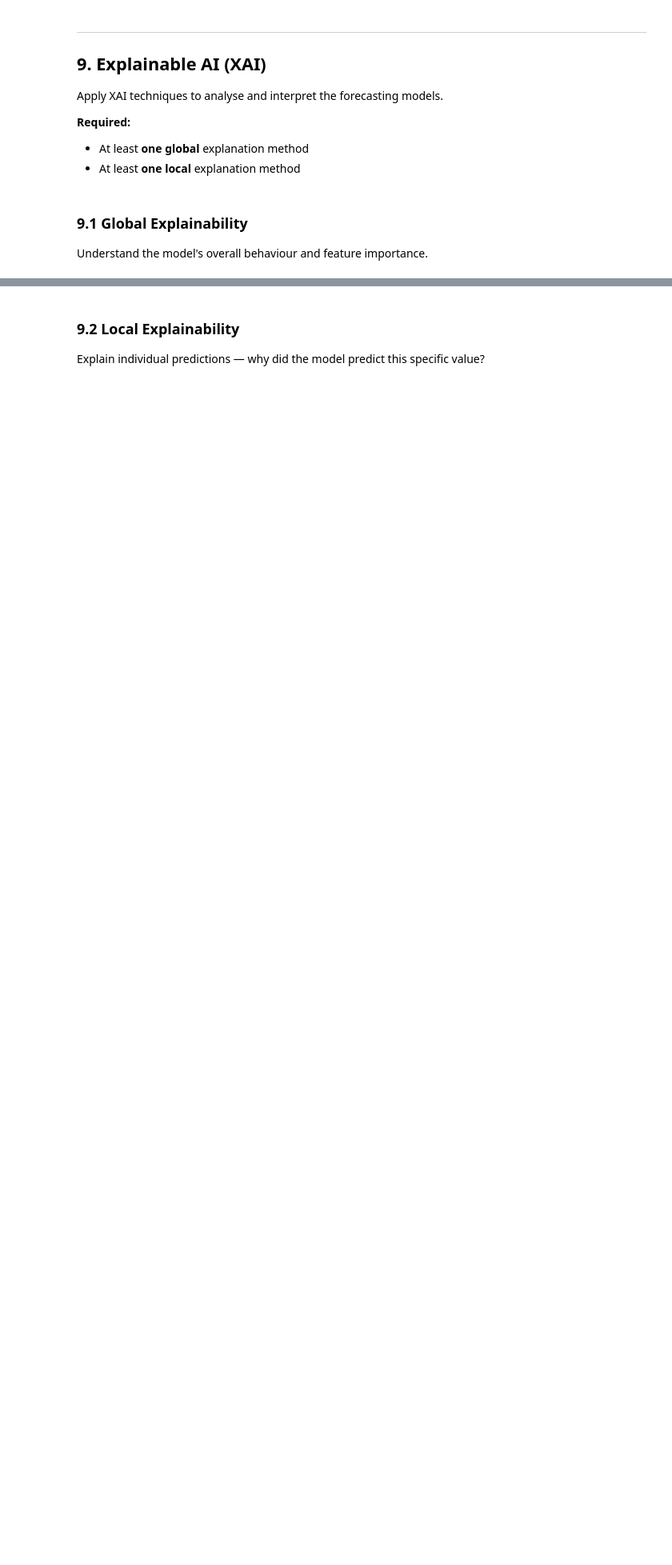
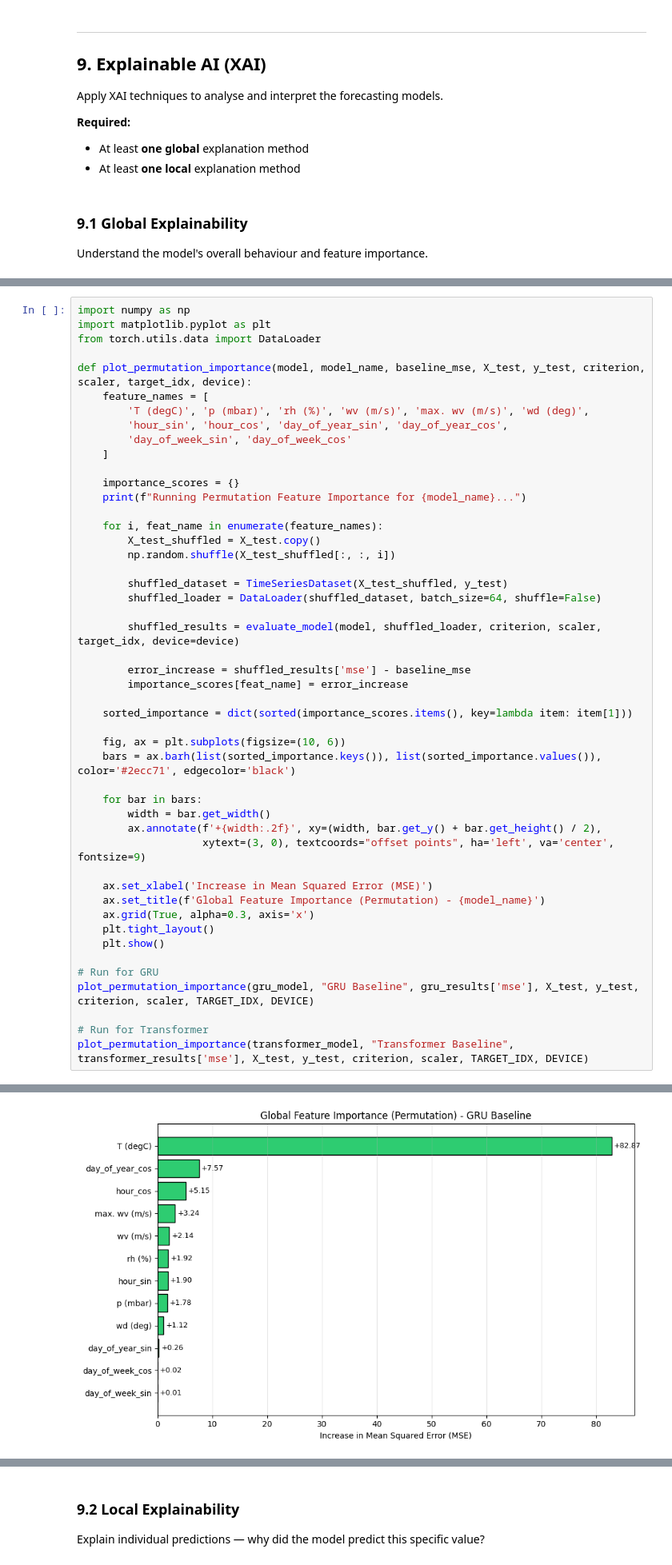
Before and after one commit to dudocas12/Advanced-Time-Series-Forecasting-Optimization-and-Explainability, a Jupyter notebook: main.ipynb, the cells around one changed output, grey strips where cells are left out. Shown at 80% size. Saved outputs shown, nothing was run; the diff lists cells and outputs as text; blank space fills up the shorter version.

```diff
--- a/main.ipynb
+++ b/main.ipynb
@@ -1592,0 +1580,49 @@ Understand the model's overall behaviour and feature importance.
+# %%
+import numpy as np
+import matplotlib.pyplot as plt
+from torch.utils.data import DataLoader
+
+def plot_permutation_importance(model, model_name, baseline_mse, X_test, y_test, criterion, scaler, target_idx, device):
+    feature_names = [
+        'T (degC)', 'p (mbar)', 'rh (%)', 'wv (m/s)', 'max. wv (m/s)', 'wd (deg)',
+        'hour_sin', 'hour_cos', 'day_of_year_sin', 'day_of_year_cos',
+        'day_of_week_sin', 'day_of_week_cos'
+    ]
+
+    importance_scores = {}
+    print(f"Running Permutation Feature Importance for {model_name}...")
+
+    for i, feat_name in enumerate(feature_names):
+        X_test_shuffled = X_test.copy()
+        np.random.shuffle(X_test_shuffled[:, :, i])
+
+        shuffled_dataset = TimeSeriesDataset(X_test_shuffled, y_test)
+        shuffled_loader = DataLoader(shuffled_dataset, batch_size=64, shuffle=False)
+
+        shuffled_results = evaluate_model(model, shuffled_loader, criterion, scaler, target_idx, device=device)
+
+        error_increase = shuffled_results['mse'] - baseline_mse
+        importance_scores[feat_name] = error_increase
+
+    sorted_importance = dict(sorted(importance_scores.items(), key=lambda item: item[1]))
+
+    fig, ax = plt.subplots(figsize=(10, 6))
+    bars = ax.barh(list(sorted_importance.keys()), list(sorted_importance.values()), color='#2ecc71', edgecolor='black')
+
+    for bar in bars:
+        width = bar.get_width()
+        ax.annotate(f'+{width:.2f}', xy=(width, bar.get_y() + bar.get_height() / 2),
+                    xytext=(3, 0), textcoords="offset points", ha='left', va='center', fontsize=9)
+
+    ax.set_xlabel('Increase in Mean Squared Error (MSE)')
+    ax.set_title(f'Global Feature Importance (Permutation) - {model_name}')
+    ax.grid(True, alpha=0.3, axis='x')
+    plt.tight_layout()
+    plt.show()
+
+# Run for GRU
+plot_permutation_importance(gru_model, "GRU Baseline", gru_results['mse'], X_test, y_test, criterion, scaler, TARGET_IDX, DEVICE)
+
+# Run for Transformer
+plot_permutation_importance(transformer_model, "Transformer Baseline", transformer_results['mse'], X_test, y_test, criterion, scaler, TARGET_IDX, DEVICE)
+# %% [output]
@@ -1592,0 +1646 @@ Understand the model's overall behaviour and feature importance.
+[figure, added]
```
Also changed, not shown: parts of 9 cells of this notebook.
